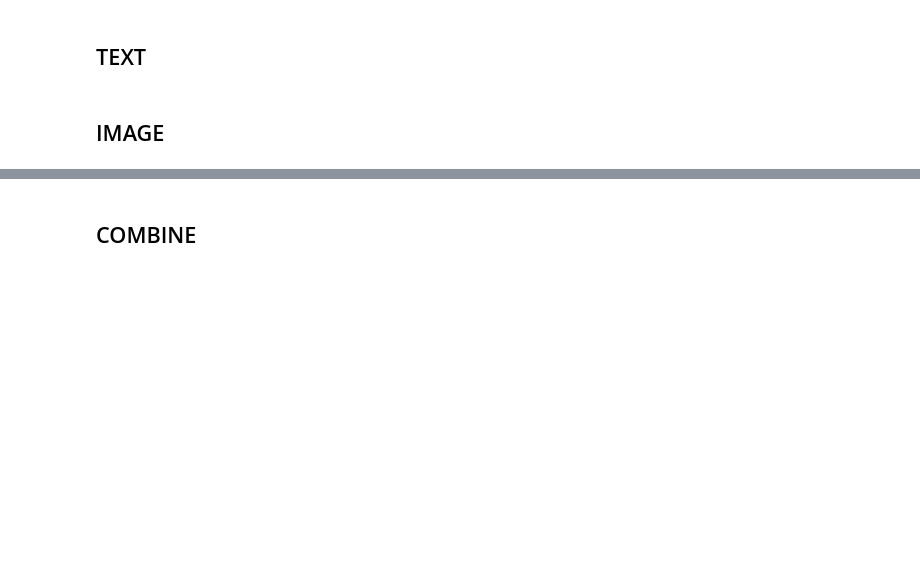
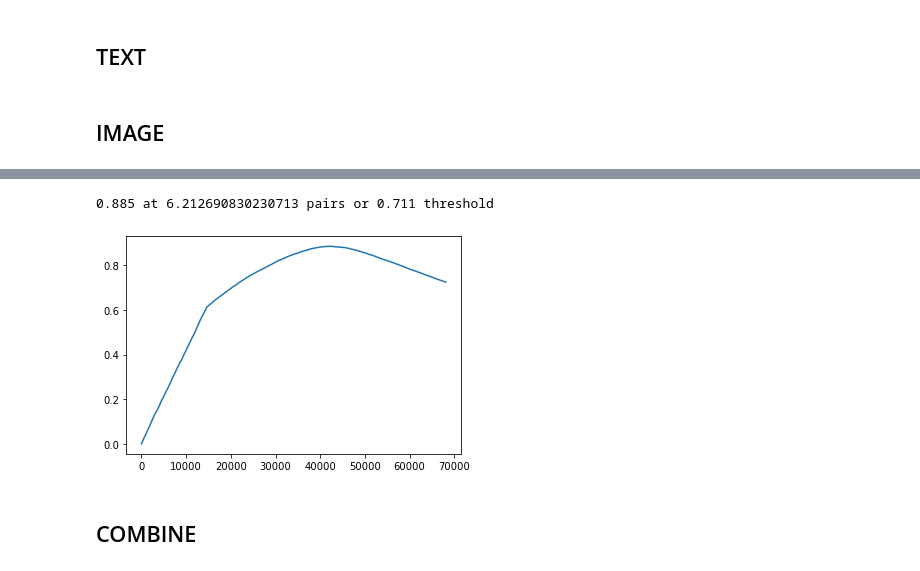
Before and after one commit to slawekslex/shopee, a Jupyter notebook: InferCombined.ipynb, the cells around one changed output, grey strips where cells are left out. Saved outputs shown, nothing was run; the diff lists cells and outputs as text; code cells hidden in the pictures; blank space fills up the shorter version.

```diff
--- a/InferCombined.ipynb
+++ b/InferCombined.ipynb
@@ -202,3 +247,17 @@ def generate_image_pairs(dl):
+# %%
+img_params={'min_val': 0.26708984375, 'a': -3.8065830142124857, 'b': 4.92549411772561, 'c': 1.031201433949806}
+text_params={'min_val': 0.68115234375, 'a': -785.4151875846186, 'b': 9.68828642715568, 'c': 1.0604532834375875}
+img_scaler = functools.partial(do_scale, **img_params)
+text_scaler = functools.partial(do_scale, **text_params)
+
+scaled_img = img_scaler(img_dists)
+scaled_txt = text_scaler(text_dists)
+and_scaled = scaled_txt+scaled_img - scaled_txt*scaled_img
+triplets = sorted_pairs(and_scaled, combined_inds)[:len(img_embs)*10]
+_=build_from_pairs(triplets, targets)
+# %% [output]
+0.885 at 6.212690830230713 pairs or 0.711 threshold
+[figure, added]
 # %% [markdown]
 ## COMBINE
 # %%
```
Also changed, not shown: parts of 20 cells of this notebook, 6 other files.
